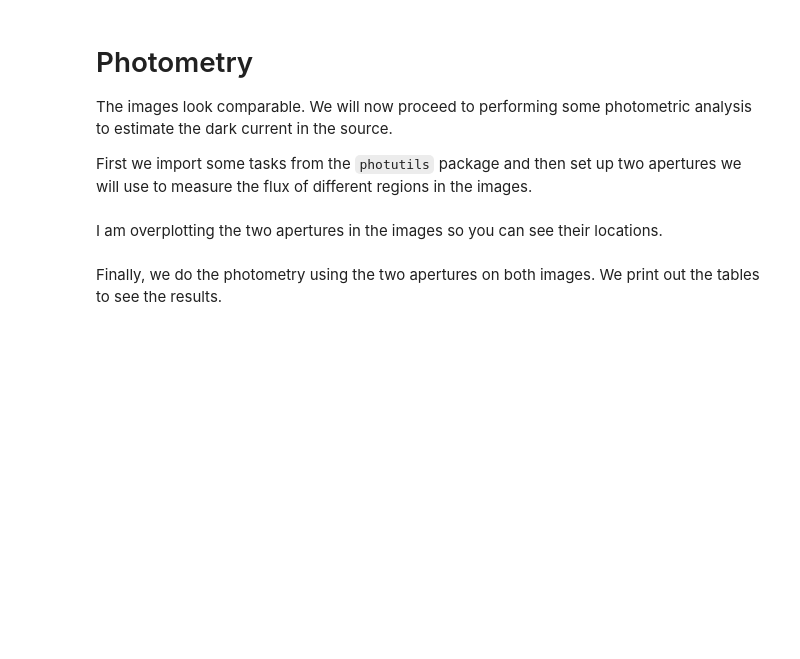
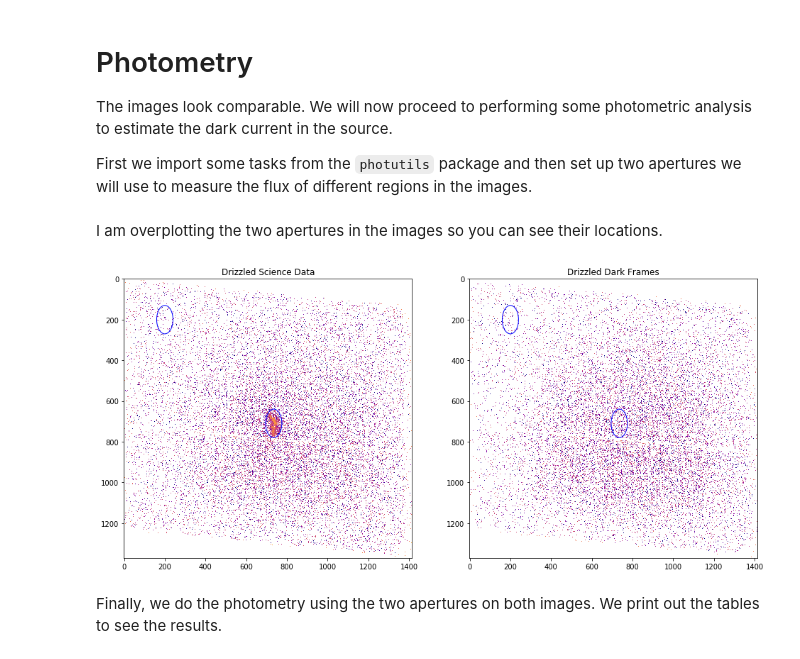
Before and after one commit to spacetelescope/acs-notebook, a Jupyter notebook: notebooks/acs_sbc_dark_analysis.ipynb, the cells around one changed output. Drawn from its saved outputs; the diff is of its cells as text; code cells hidden in the pictures; blank space fills up the shorter version.

```diff
--- a/notebooks/acs_sbc_dark_analysis.ipynb
+++ b/notebooks/acs_sbc_dark_analysis.ipynb
@@ -164,9 +306,14 @@ I am overplotting the two apertures in the images so you can see their locations
 # %%
 fig,ax = plt.subplots(1,2,figsize=(16,12))
 
-ax[0].imshow(f165lp,norm=LogNorm(),vmin=1e-5,vmax=0.001,interpolation='nearest',cmap='plasma')
-ax[1].imshow(masterdark,norm=LogNorm(),vmin=1e-5,vmax=0.001,interpolation='nearest',cmap='plasma')
+ax[0].set_title('Drizzled Science Data')
+ax[1].set_title('Drizzled Dark Frames')
+
+ax[0].imshow(f165lp,norm=LogNorm(),vmin=1e-5,vmax=0.01,interpolation='nearest',cmap='plasma')
+ax[1].imshow(masterdark,norm=LogNorm(),vmin=1e-5,vmax=0.01,interpolation='nearest',cmap='plasma')
 aper.plot(ax=ax[0],edgecolor='blue')
 aper.plot(ax=ax[1],edgecolor='blue')
+# %% [output]
+[figure, added]
 # %% [markdown]
 Finally, we do the photometry using the two apertures on both images. We print out the tables to see the results.
```
Also changed, not shown: parts of 23 cells of this notebook.
